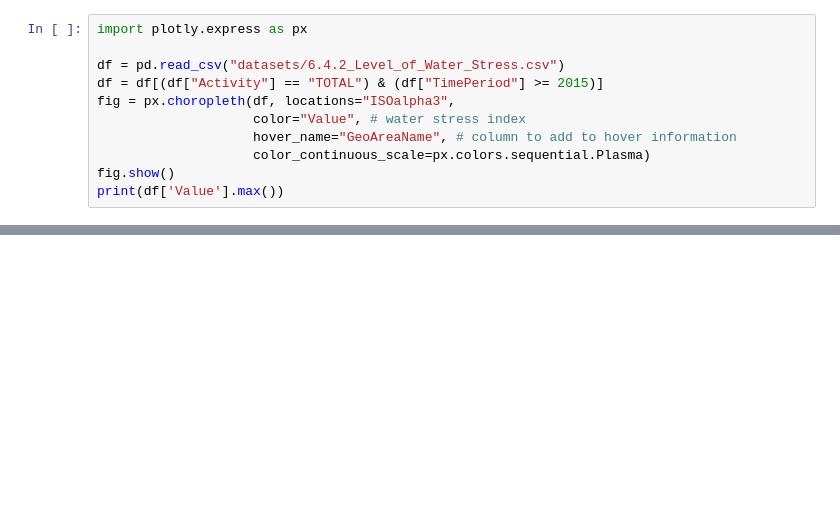
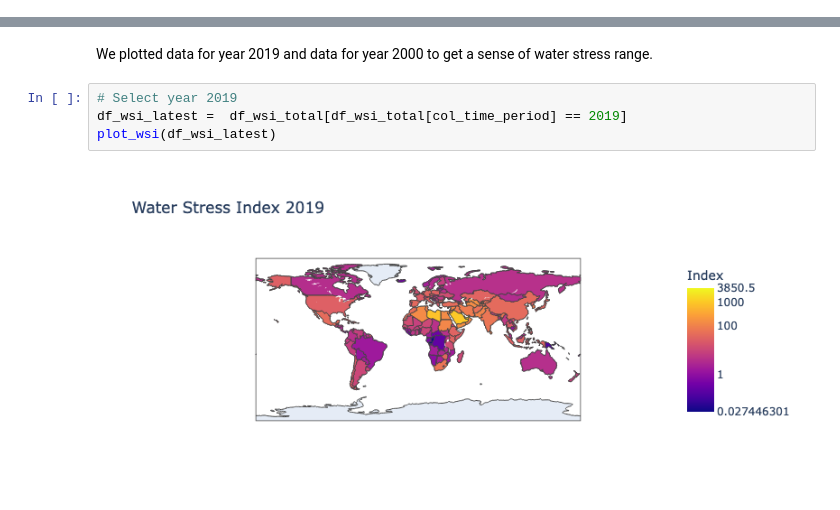
Before and after one commit to marco-piccolino/water-scarcity, a Jupyter notebook: appendix-d.ipynb, the cells around one changed output, grey strips where cells are left out. Drawn from its saved outputs; the diff is of its cells as text; blank space fills up the shorter version.

Commit message:
data viz WSI + Algeria

```diff
--- a/appendix-d.ipynb
+++ b/appendix-d.ipynb
@@ -32,11 +2,0 @@ po.iplot(x)
-# %%
-import plotly.express as px
-
-df = pd.read_csv("datasets/6.4.2_Level_of_Water_Stress.csv")
-df = df[(df["Activity"] == "TOTAL") & (df["TimePeriod"] >= 2015)]
-fig = px.choropleth(df, locations="ISOalpha3",
-                    color="Value", # water stress index
-                    hover_name="GeoAreaName", # column to add to hover information
-                    color_continuous_scale=px.colors.sequential.Plasma)
-fig.show()
-print(df['Value'].max())
@@ -46 +64,9 @@ print(df['Value'].max())
+# %% [markdown]
+We plotted data for year 2019 and data for year 2000 to get a sense of water stress range.
+# %%
+# Select year 2019
+df_wsi_latest =  df_wsi_total[df_wsi_total[col_time_period] == 2019]
+plot_wsi(df_wsi_latest)
+# %% [output]
+[figure, added]
 # %%
```
Also changed, not shown: parts of 10 cells of this notebook.
